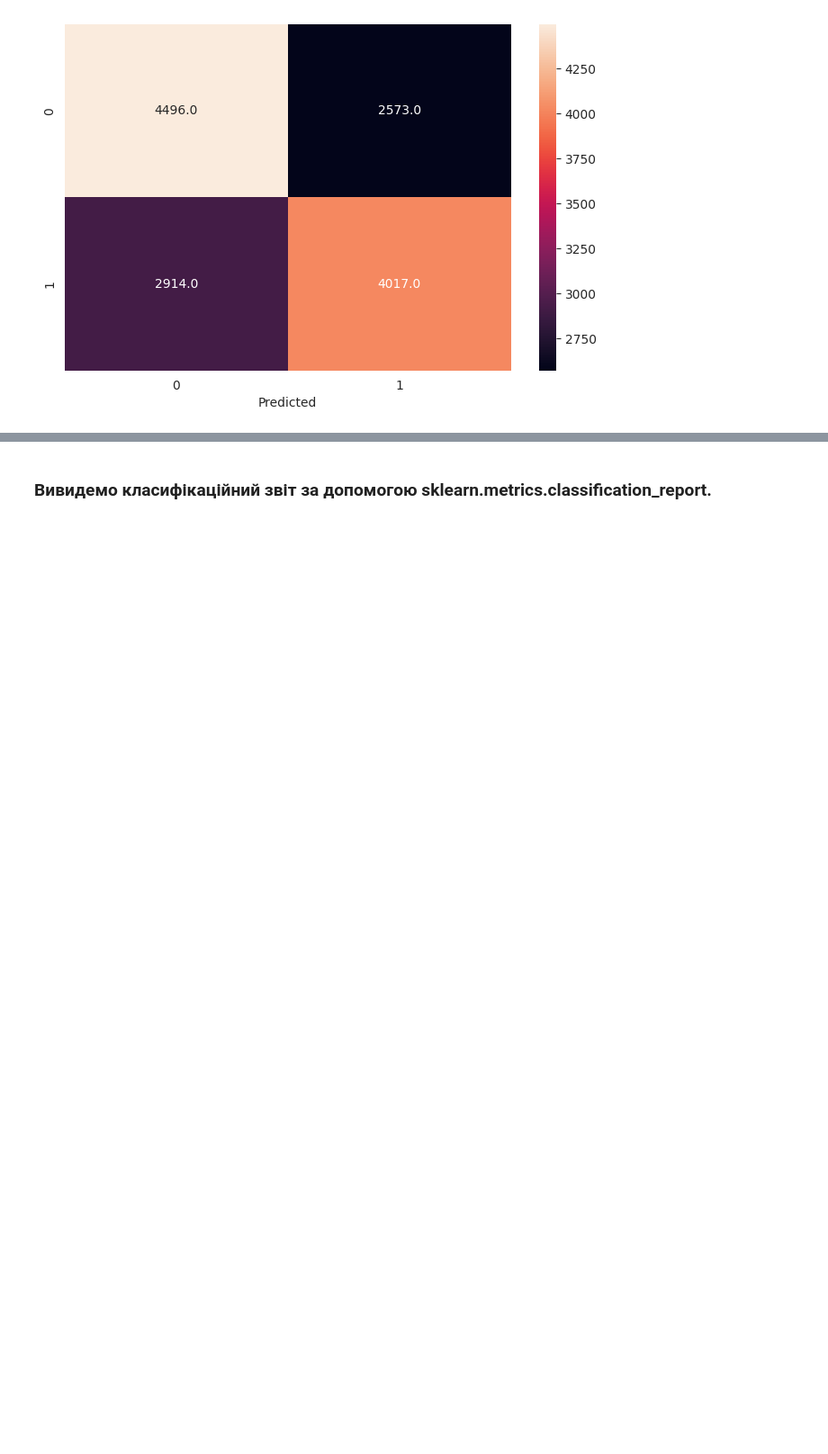
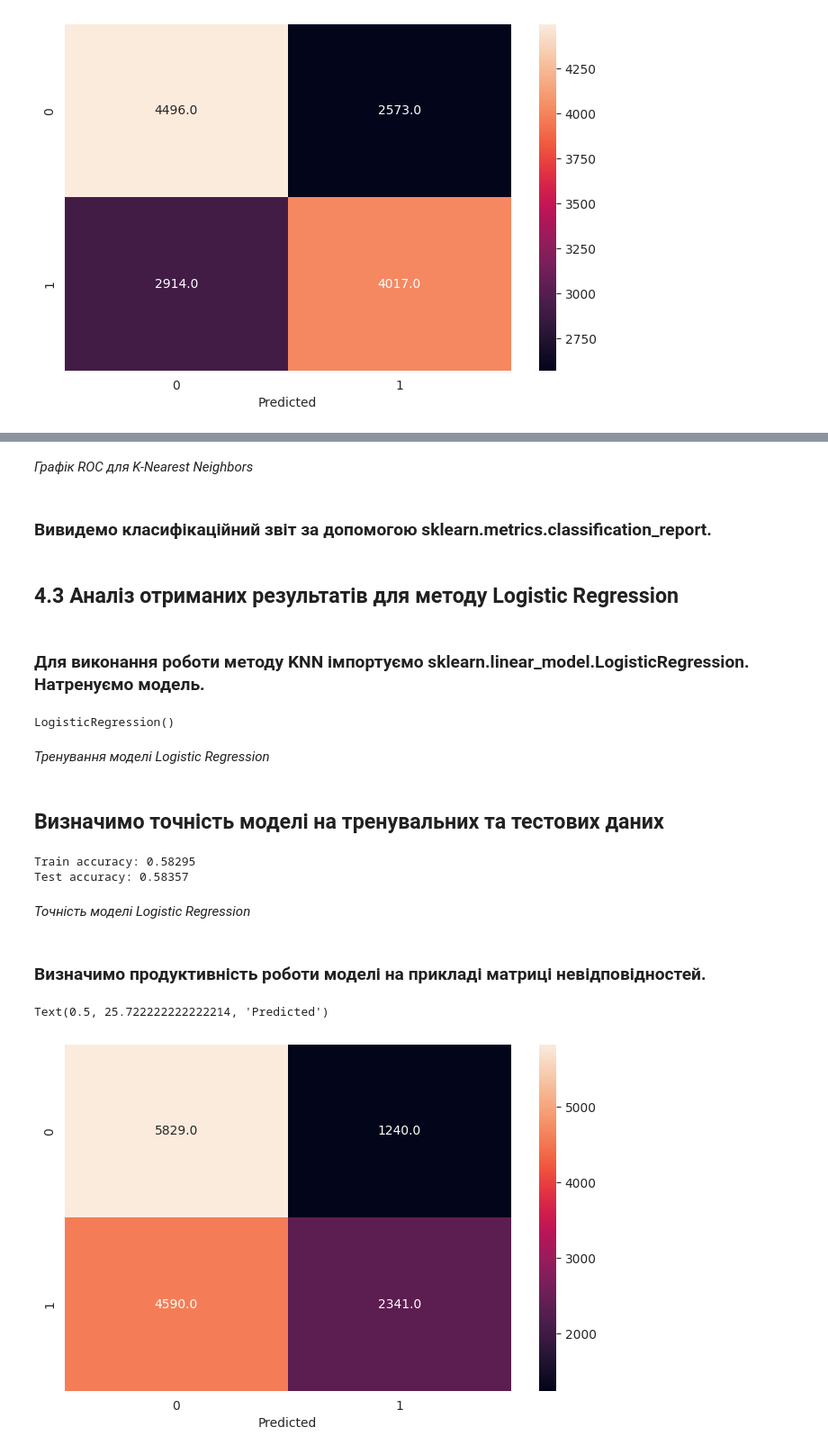
Before and after one commit to SideShowBoBGOT/DataAnalysisFourthSemester, a Jupyter notebook: CourseWork/work.ipynb, the cells around one changed output, grey strips where cells are left out. Shown at 90% size. Drawn from its saved outputs; the diff is of its cells as text; code cells hidden in the pictures; blank space fills up the shorter version.

```diff
--- a/CourseWork/work.ipynb
+++ b/CourseWork/work.ipynb
@@ -178,2 +196,37 @@ Text(0.5, 25.722222222222214, 'Predicted')
+# %% [markdown]
+*Графік ROC для K-Nearest Neighbors*
 # %% [markdown]
 ### Вивидемо класифікаційний звіт за допомогою sklearn.metrics.classification_report.
+# %% [markdown]
+## 4.3 Аналіз отриманих результатів для методу Logistic Regression
+# %% [markdown]
+### Для виконання роботи методу KNN імпортуємо sklearn.linear_model.LogisticRegression. Натренуємо модель.
+# %%
+from sklearn.linear_model import LogisticRegression
+logisticRegr = LogisticRegression(random_state=0)
+logisticRegr.fit(x_train, y_train)
+# %% [output]
+LogisticRegression()
+# %% [markdown]
+*Тренування моделі Logistic Regression*
+# %% [markdown]
+## Визначимо точність моделі на тренувальних та тестових даних
+# %%
+print(f'Train accuracy: {round(logisticRegr.score(x_train, y_train), 5)}')
+print(f'Test accuracy: {round(logisticRegr.score(x_test, y_test), 5)}')
+# %% [output]
+Train accuracy: 0.58295
+Test accuracy: 0.58357
+# %% [markdown]
+*Точність моделі Logistic Regression*
+# %% [markdown]
+### Визначимо продуктивність роботи моделі на прикладі матриці невідповідностей.
+# %%
+y_predicted = logisticRegr.predict(x_test)
+cm = confusion_matrix(y_test, y_predicted)
+plt.figure(figsize = (8,5))
+sns.heatmap(cm, annot=True, fmt=".1f")
+plt.xlabel('Predicted')
+# %% [output]
+Text(0.5, 25.722222222222214, 'Predicted')
+[figure, added]
```
Also changed, not shown: parts of 8 cells of this notebook.
